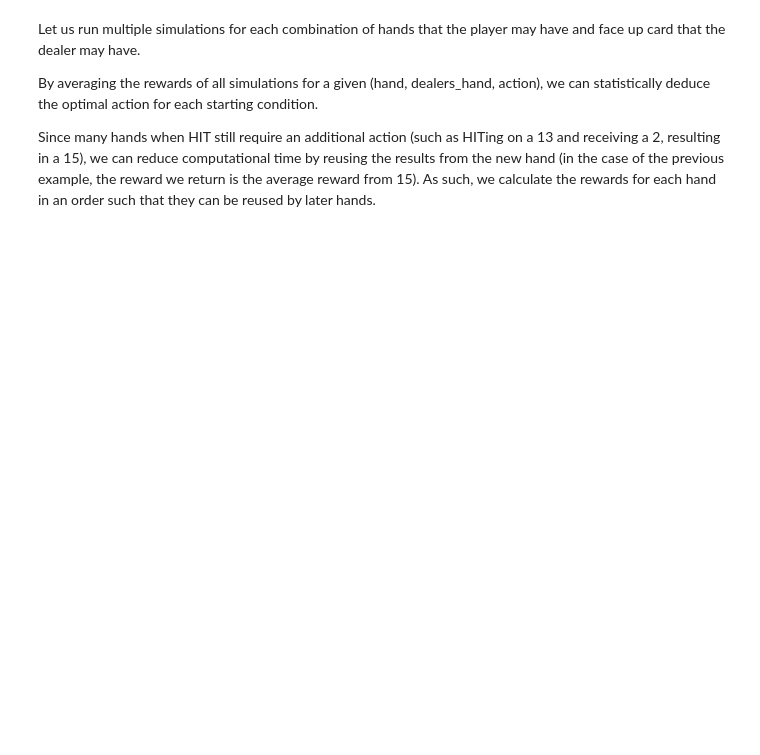
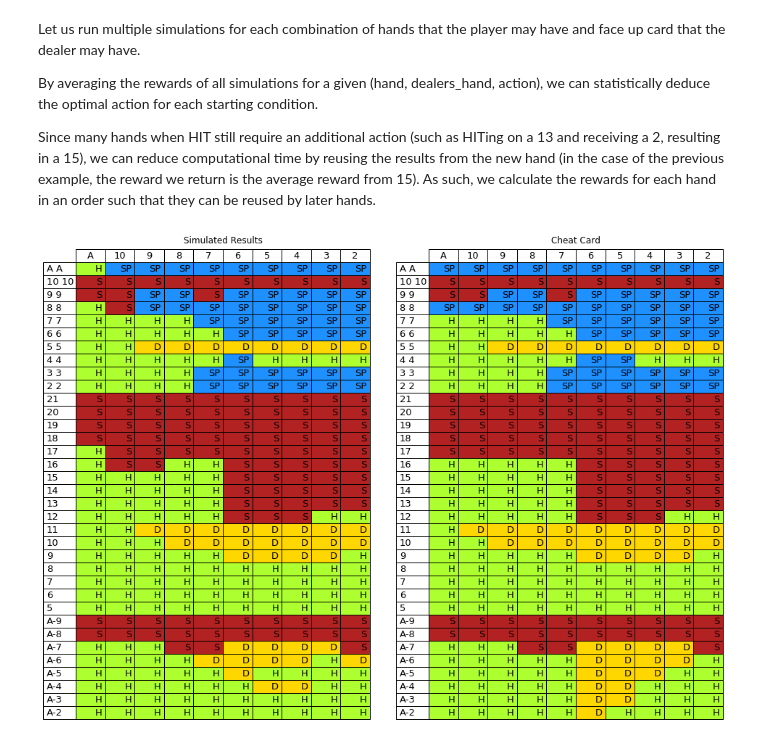
Before and after one commit to ro0sterjam/21, a Jupyter notebook: statistical_analysis.ipynb, the cells around one changed output. Saved outputs shown, nothing was run; the diff lists cells and outputs as text; code cells hidden in the pictures; blank space fills up the shorter version.

```diff
--- a/statistical_analysis.ipynb
+++ b/statistical_analysis.ipynb
@@ -125,20 +131,93 @@ def run_simulation(hand, dealers_hand, action, returns_cache, iters=1000):
 iters=1000
 returns_cache = np.full((len(hands), len(dealers_hands), len(actions)), -np.inf)
 
-for i in range(len(hands)):
-    for j in range(len(dealers_hands)):
-        for k in range(len(actions)):
-            run_simulation(hands[i], dealers_hands[j], actions[k], returns_cache, iters)
+for hand in hands:
+    for dealers_hand in dealers_hands:
+        for action in actions:
+            run_simulation(hand, dealers_hand, action, returns_cache, iters)
 # %%
-hand_labels = np.array(['A A', '10 10', '9 9', '8 8', '7 7', '6 6', '5 5', '4 4', '3 3', '2 2', \
-                        '21', '20', '19', '18', '17', '16', '15', '14', '13', '12', '11', '10', \
-                        '9', '8', '7', '6', '5', 'A-9', 'A-8', 'A-7', 'A-6', 'A-5', 'A-4', 'A-3', 'A-2'])
+# Create row and column labels as well as definitions for actions and corresponding cell colours
+hand_labels = np.array(['A A', '10 10', '9 9', '8 8', '7 7', '6 6', '5 5', '4 4', \
+                        '3 3', '2 2', '21', '20', '19', '18', '17', '16', '15', \
+                        '14', '13', '12', '11', '10', '9', '8', '7', '6', '5', \
+                        'A-9', 'A-8', 'A-7', 'A-6', 'A-5', 'A-4', 'A-3', 'A-2'])
 dealers_hand_labels = np.array(['A', '10', '9', '8', '7', '6', '5', '4', '3', '2'])
 action_labels = np.array(['S', 'H', 'D', 'SP'])
 action_colours = np.array(['firebrick', 'greenyellow', 'gold', 'dodgerblue'])
 
-chart_hand_idxes = [26, 27, 28, 29, 30, 31, 32, 33, 34, 35, \
-                    0, 1, 2, 3, 4, 5, 6, 7, 8, 9, 10, 12, \
-                    14, 16, 18, 20, 22, 13, 15, 17, 19, 21, 23, 24, 25]
-chart_actions = returns_cache[chart_hand_idxes][:][:]
-best_chart_actions = np.argmax(chart_actions, axis=2)
+# These are the indices of the hands that we are interested in charting
+returns_cache_indices = [26, 27, 28, 29, 30, 31, 32, 33, 34, 35, 0, 1, 2, 3, 4, 5, 6, 7, 8, \
+                         9, 10, 12, 14, 16, 18, 20, 22, 13, 15, 17, 19, 21, 23, 24, 25]
+returns = returns_cache[returns_cache_indices][:][:]
+best_action_indices = np.argmax(returns, axis=2)
+
+# These are the best actions according to https://wizardofodds.com/games/blackjack/appendix/1/
+standard_best_action_indices = [
+    [3, 3, 3, 3, 3, 3, 3, 3, 3, 3],
+    [0, 0, 0, 0, 0, 0, 0, 0, 0, 0],
+    [0, 0, 3, 3, 0, 3, 3, 3, 3, 3],
+    [3, 3, 3, 3, 3, 3, 3, 3, 3, 3],
+    [1, 1, 1, 1, 3, 3, 3, 3, 3, 3],
+    [1, 1, 1, 1, 1, 3, 3, 3, 3, 3],
+    [1, 1, 2, 2, 2, 2, 2, 2, 2, 2],
+    [1, 1, 1, 1, 1, 3, 3, 1, 1, 1],
+    [1, 1, 1, 1, 3, 3, 3, 3, 3, 3],
+    [1, 1, 1, 1, 3, 3, 3, 3, 3, 3],
+    [0, 0, 0, 0, 0, 0, 0, 0, 0, 0],
+    [0, 0, 0, 0, 0, 0, 0, 0, 0, 0],
+    [0, 0, 0, 0, 0, 0, 0, 0, 0, 0],
+    [0, 0, 0, 0, 0, 0, 0, 0, 0, 0],
+    [0, 0, 0, 0, 0, 0, 0, 0, 0, 0],
+    [1, 1, 1, 1, 1, 0, 0, 0, 0, 0],
+    [1, 1, 1, 1, 1, 0, 0, 0, 0, 0],
+    [1, 1, 1, 1, 1, 0, 0, 0, 0, 0],
+    [1, 1, 1, 1, 1, 0, 0, 0, 0, 0],
+    [1, 1, 1, 1, 1, 0, 0, 0, 1, 1],
+    [1, 2, 2, 2, 2, 2, 2, 2, 2, 2],
+    [1, 1, 2, 2, 2, 2, 2, 2, 2, 2],
+    [1, 1, 1, 1, 1, 2, 2, 2, 2, 1],
+    [1, 1, 1, 1, 1, 1, 1, 1, 1, 1],
+    [1, 1, 1, 1, 1, 1, 1, 1, 1, 1],
+    [1, 1, 1, 1, 1, 1, 1, 1, 1, 1],
+    [1, 1, 1, 1, 1, 1, 1, 1, 1, 1],
+    [0, 0, 0, 0, 0, 0, 0, 0, 0, 0],
+    [0, 0, 0, 0, 0, 0, 0, 0, 0, 0],
+    [1, 1, 1, 0, 0, 2, 2, 2, 2, 0],
+    [1, 1, 1, 1, 1, 2, 2, 2, 2, 1],
+    [1, 1, 1, 1, 1, 2, 2, 2, 1, 1],
+    [1, 1, 1, 1, 1, 2, 2, 1, 1, 1],
+    [1, 1, 1, 1, 1, 2, 2, 1, 1, 1],
+    [1, 1, 1, 1, 1, 2, 1, 1, 1, 1]
+]
+
+best_actions = action_labels[best_action_indices]
+best_cell_colours = action_colours[best_action_indices]
+
+standard_best_actions = action_labels[standard_best_action_indices]
+standard_best_cell_colours = action_colours[standard_best_action_indices]
+
+f, (ax1, ax2) = plt.subplots(1, 2, figsize=(16, 12))
+
+ax1.axis('tight')
+ax1.axis('off')
+ax1.set_title('Simulated Results')
+tbl1= ax1.table(cellText=best_actions,
+                rowLabels=hand_labels,
+                colLabels=dealers_hand_labels,
+                cellColours=best_cell_colours,
+                loc='center')
+tbl1.set_fontsize(13)
+tbl1.scale(1, 1.5)
+
+ax2.set_title('Cheat Card')
+ax2.axis('tight')
+ax2.axis('off')
+tbl2 = ax2.table(cellText=standard_best_actions,
+                 rowLabels=hand_labels,
+                 colLabels=dealers_hand_labels,
+                 cellColours=standard_best_cell_colours,
+                 loc='center')
+tbl2.set_fontsize(13)
+tbl2.scale(1, 1.5)
+# %% [output]
+[figure, added]
```
Also changed, not shown: parts of 5 cells of this notebook.
